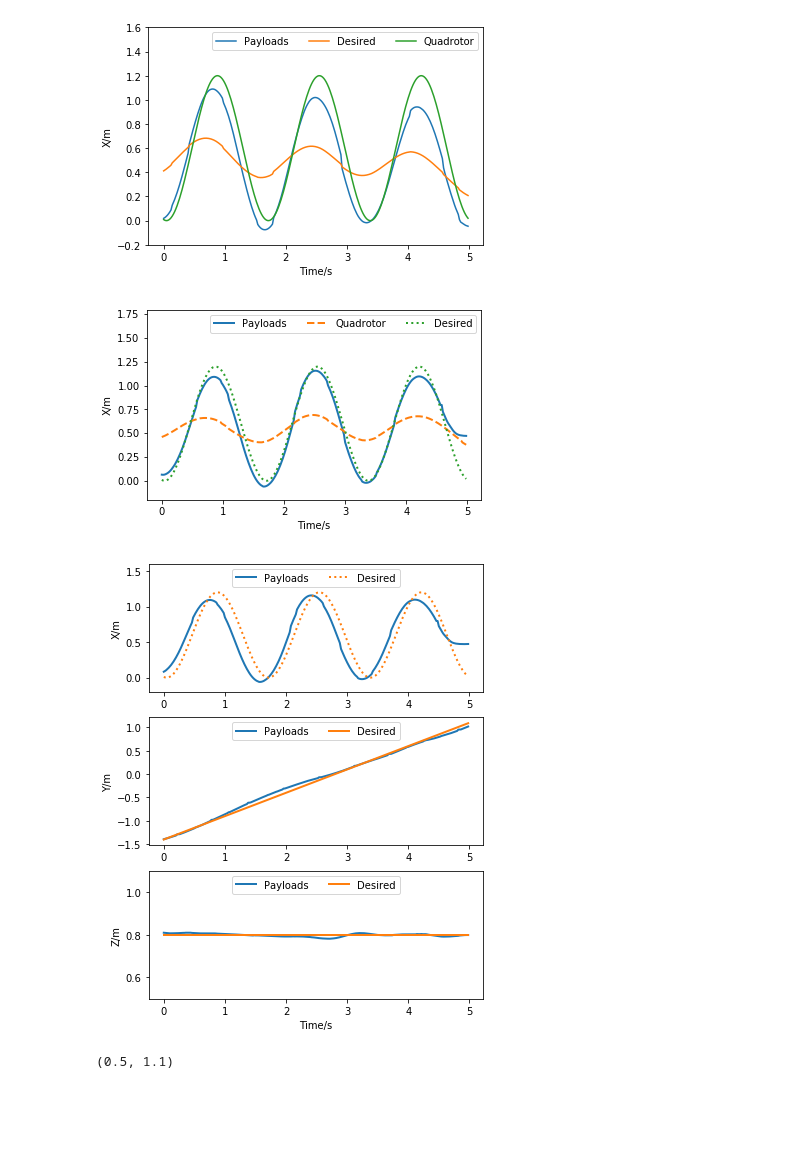
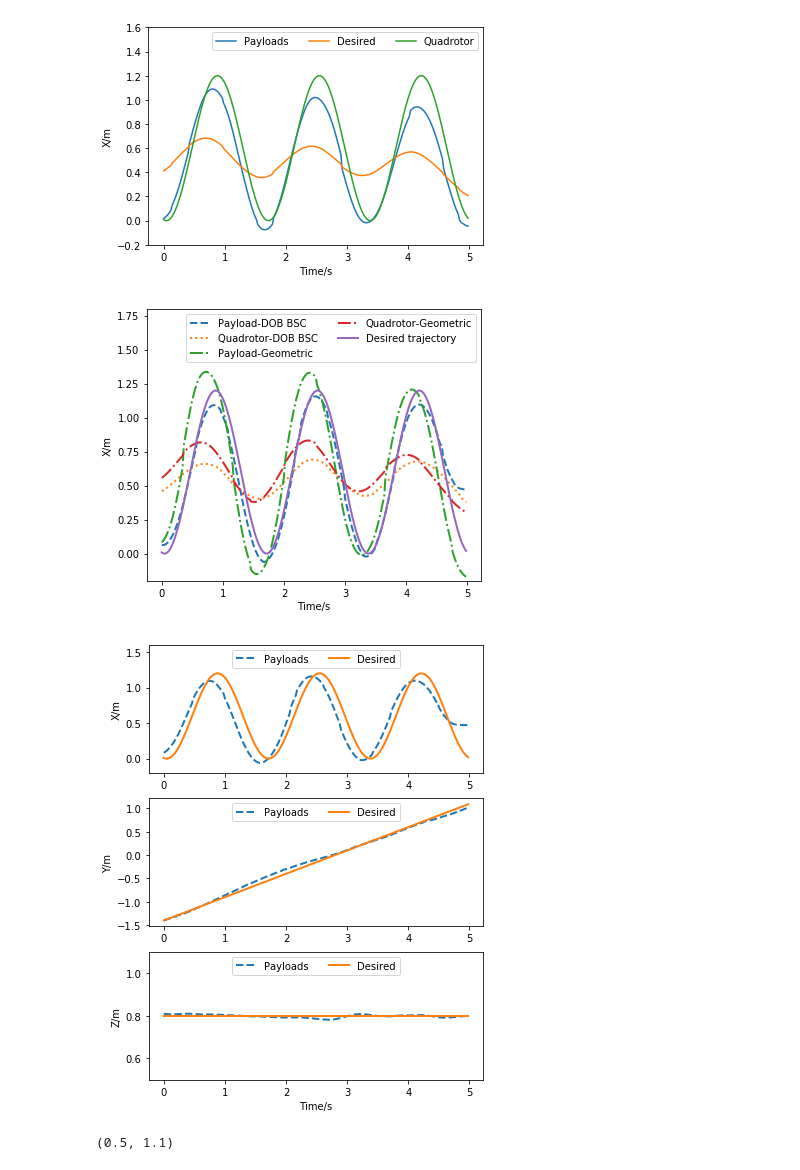
Before and after one commit to Yaodachen/TIE, a Jupyter notebook: Untitled.ipynb, the cells around one changed output. Drawn from its saved outputs; the diff is of its cells as text; code cells hidden in the pictures; blank space fills up the shorter version.

```diff
--- a/Untitled.ipynb
+++ b/Untitled.ipynb
@@ -34,18 +32,21 @@ plt.legend(label_one,loc=1,ncol=3)
 <matplotlib.legend.Legend at 0x...>
 [figure]
 # %%
-plt.figure(figsize=(6,3.5))
+plt.figure(figsize=(6,5))
 data1 = mat4py.loadmat('good3.mat')
+data2 = mat4py.loadmat('good4.mat')
 ballData = data1['ballx2'][::-1]
-plt.plot(x,ballData[len(ballData)-1200:len(ballData)-950],linewidth=2)
+plt.plot(x,ballData[len(ballData)-1200:len(ballData)-950],linestyle='--',linewidth=2)
 quadData = data1['quadx2'][::-1]
-plt.plot(x,quadData[len(ballData)-1200:len(ballData)-950],linestyle='--',linewidth=2)
+plt.plot(x,quadData[len(ballData)-1200:len(ballData)-950],linestyle=':',linewidth=2)
+plt.plot(x,data2['ballx2'][950:1200],linestyle='-.',linewidth=2)
+plt.plot(x,data2['quadx2'][950:1200],linestyle='-.',linewidth=2)
 desiredTraj = (np.sin(ttime/250*6*3.14-3.14/1.8) +1)*0.6
-plt.plot(x,desiredTraj,linestyle=':',linewidth=2)
+plt.plot(x,desiredTraj,linewidth=2)
 plt.xlabel('Time/s')
 plt.ylabel('X/m')
-plt.ylim(-0.2,1.8)
-label_one=['Payloads','Quadrotor','Desired']
-plt.legend(label_one,loc=9,ncol=3)
+plt.ylim(-0.4,1.8)
+label_one=['Payload-DOB BSC','Quadrotor-DOB BSC','Payload-Geometric','Quadrotor-Geometric','Desired trajectory']
+plt.legend(label_one,loc=9,ncol=2)
 plt.savefig('BSCDistur.eps')
 # %% [output]
@@ -80,29 +81,32 @@ plt.legend(label_one,loc=1,ncol=3)
 <matplotlib.legend.Legend at 0x...>
 [figure]
 # %%
-plt.figure(figsize=(6, 3.5))
+plt.figure(figsize=(6, 5))
 data1 = mat4py.loadmat('weight2.mat')
-plt.plot(x,data1['ballx2'][950:1200],linewidth=2)
-plt.plot(x,data1['quadx2'][950:1200],linestyle='--',linewidth=2)
+data2 = mat4py.loadmat('good.mat')
+plt.plot(x,data1['ballx2'][950:1200],linestyle='--',linewidth=2)
+plt.plot(x,data1['quadx2'][950:1200],linestyle=':',linewidth=2)
+plt.plot(x,data2['ballx2'][955:1205],linestyle='-.',linewidth=2)
+plt.plot(x,data2['quadx2'][955:1205],linestyle='-.',linewidth=2)
 desiredTraj = (np.sin(ttime/250*6*3.14-3.14/1.8) +1)*0.6
-plt.plot(x,desiredTraj,linewidth=2,linestyle=':')
+plt.plot(x,desiredTraj,linewidth=2)
 plt.xlabel('Time/s')
 plt.ylabel('X/m')
 plt.ylim(-0.2,1.8)
-label_one=['Payloads','Quadrotor','Desired']
-plt.legend(label_one,loc=1,ncol=3)
+label_one=['Payload-DOB BSC','Quadrotor-DOB BSC','Payload-Geometric','Quadrotor-Geometric','Desired trajectory']
+plt.legend(label_one,loc=1,ncol=2)
 plt.savefig('BSCNormal.eps')
 # %% [output]
-[figure, old version]
+[figure, new version]
 # %%
 plt.figure(figsize=(6, 8))
 plt.subplot(3,1,1)
 data3 = mat4py.loadmat('weight2.mat')
 x = np.transpose([np.arange(0,0.02*250,0.02)])
-plt.plot(x,data3['ballx2'][955:1205],linewidth=2)
+plt.plot(x,data3['ballx2'][955:1205],'--',linewidth=2)
 ttime = np.arange(250)
 desiredTraj = (np.sin(ttime/250*6*3.14-3.14/1.8) +1)*0.6
-plt.plot(x,desiredTraj,linewidth=2,linestyle=':')
+plt.plot(x,desiredTraj,linewidth=2)
 plt.ylabel('X/m')
 plt.ylim(-0.2,1.6)
 label_one=['Payloads','Desired']
@@ -112,7 +116,7 @@ plt.savefig('VijayNormal.eps')
 
 plt.subplot(3,1,2)
 data1 = mat4py.loadmat('py.mat')
-plt.plot(x,data1['py'][800:1050],linewidth=2)
+plt.plot(x,data1['py'][800:1050],'--',linewidth=2)
 desiredTraj = np.arange(-1.4,1.1,2.5/250)
 plt.plot(x,desiredTraj,linewidth=2)
 label_two=['Payloads','Desired']
@@ -123,7 +127,7 @@ plt.ylabel('Y/m')
 
 plt.subplot(3,1,3)
 data2 = mat4py.loadmat('pz.mat')
-plt.plot(x,data2['z'][0:500:2],linewidth=2)
+plt.plot(x,data2['z'][0:500:2],'--',linewidth=2)
 desiredTraj = np.ones(250)*0.8
 plt.plot(x,desiredTraj,linewidth=2)
 plt.ylim(0.5,1.1)
@@ -134,6 +138,6 @@ plt.legend(label_two,loc=9,ncol=2)
 
 plt.savefig('threeInOne.eps')
 # %% [output]
-[figure, old version]
+[figure, new version]
 # %%
 data1 = mat4py.loadmat('pz.mat')
```
Also changed, not shown: parts of 6 cells of this notebook, 5 other files.
